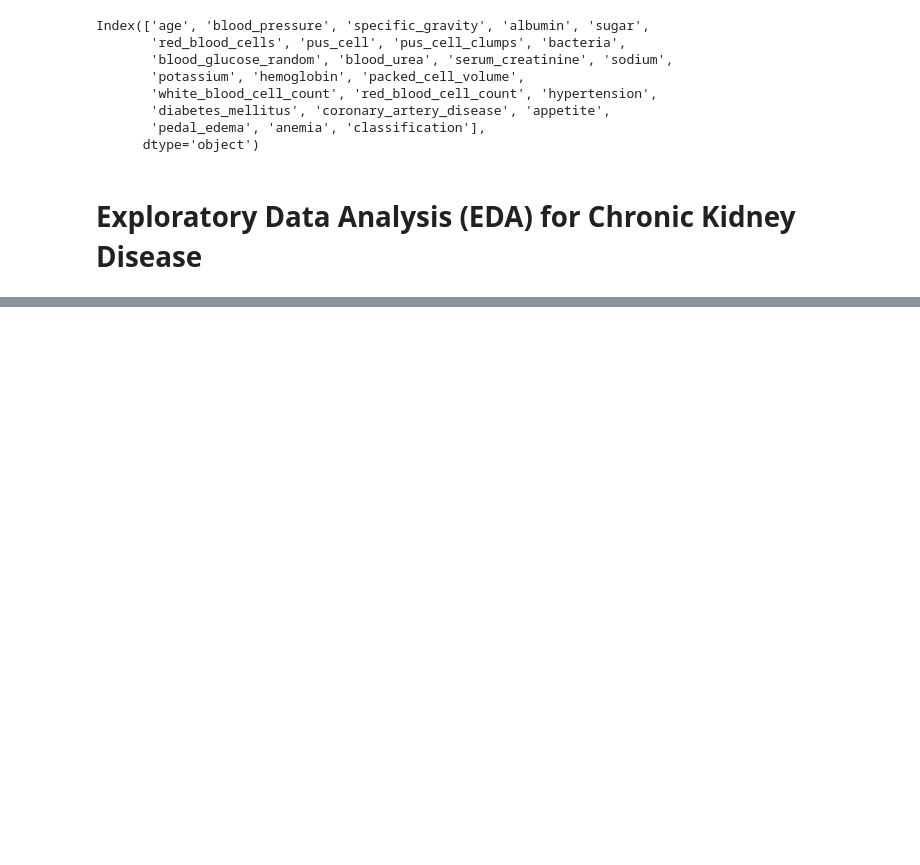
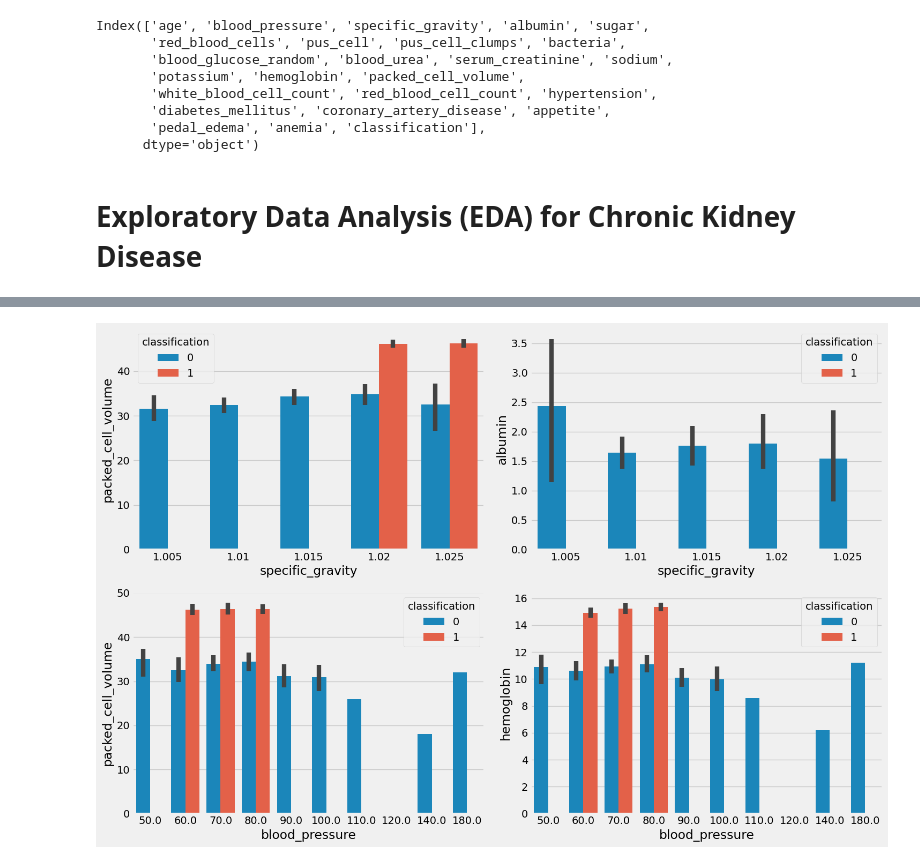
Before and after one commit to Bishwaprotapi/Chronic-kidney-disease-using-ML, a Jupyter notebook: Chronic kidney disease.ipynb, the cells around one changed output, grey strips where cells are left out. Saved outputs shown, nothing was run; the diff lists cells and outputs as text; code cells hidden in the pictures; blank space fills up the shorter version.

```diff
--- a/Chronic kidney disease.ipynb
+++ b/Chronic kidney disease.ipynb
@@ -330,0 +382,10 @@ KeyError: 'class'
+# %%
+fig, axs = plt.subplots(2, 2, figsize=(15, 10))
+sns.barplot(data=df, x="specific_gravity", y="packed_cell_volume", hue="classification", ax=axs[0, 0])
+sns.barplot(data=df, x="specific_gravity", y="albumin", hue="classification", ax=axs[0, 1])
+sns.barplot(data=df, x="blood_pressure", y="packed_cell_volume", hue="classification", ax=axs[1, 0])
+sns.barplot(data=df, x="blood_pressure", y="hemoglobin", hue="classification", ax=axs[1, 1])
+plt.tight_layout()
+plt.show()
+# %% [output]
+[figure, added]
```
Also changed, not shown: parts of 31 cells of this notebook, 18 other files.
